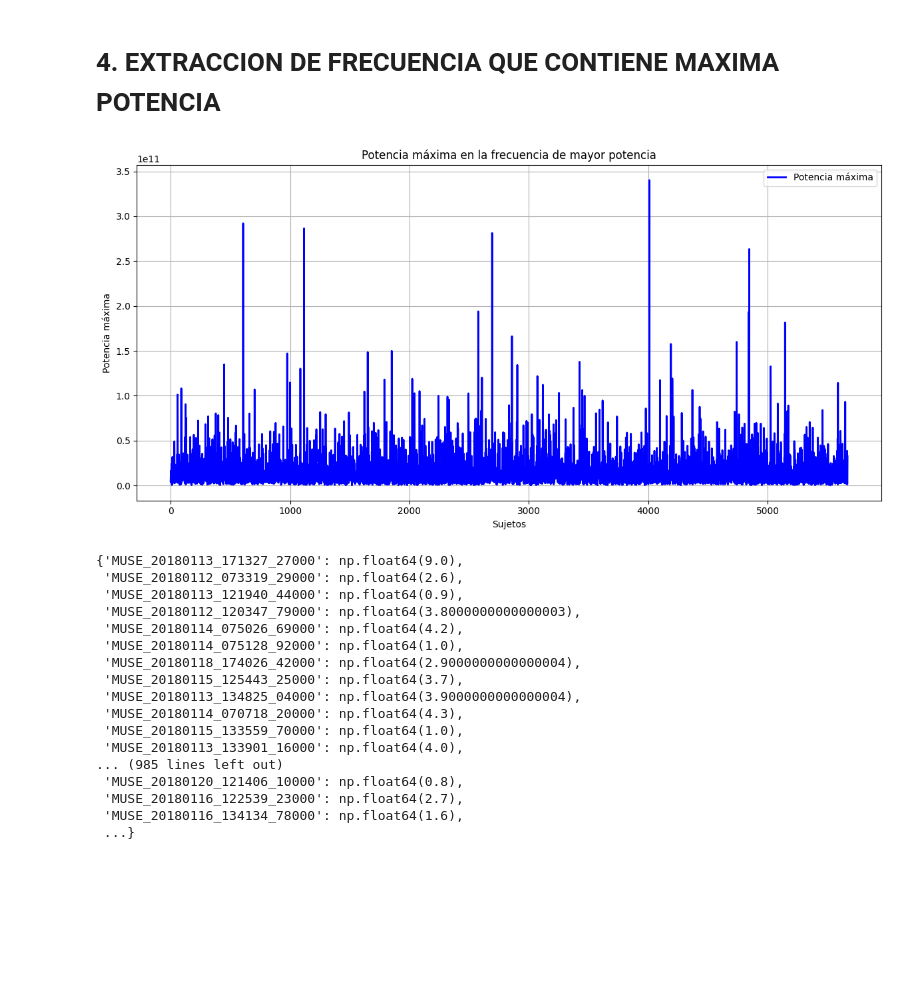
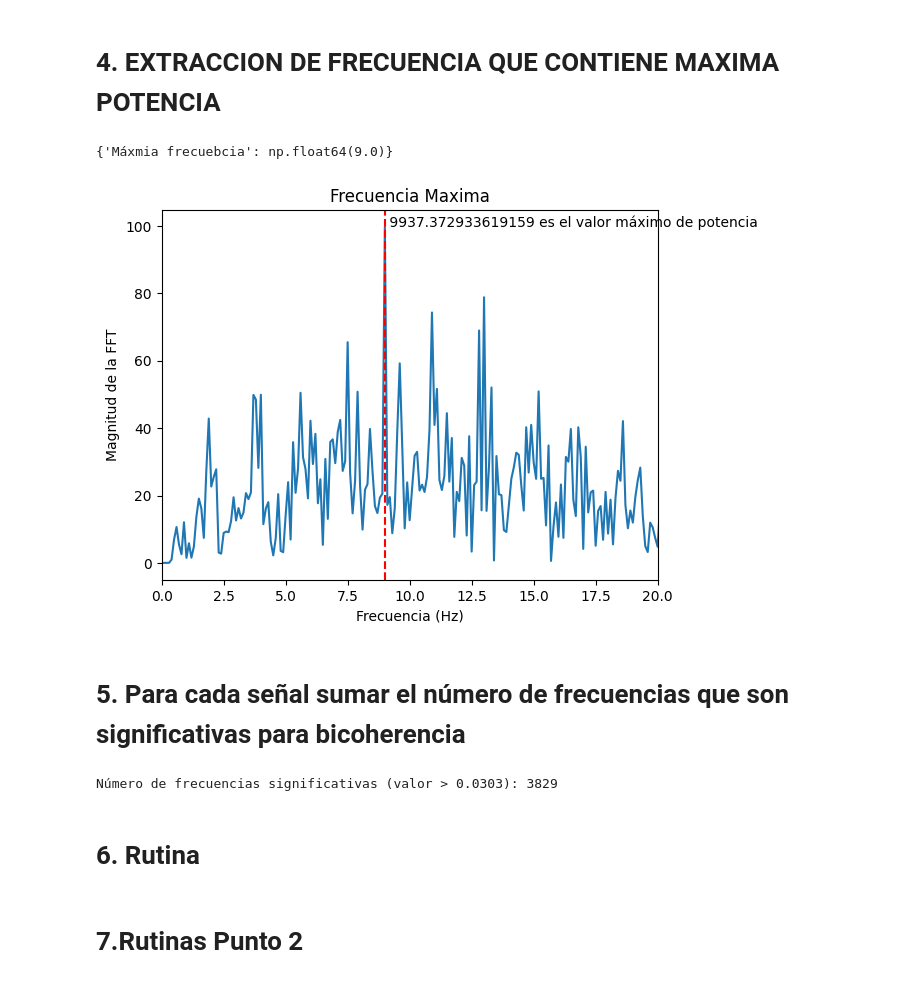
Before and after one commit to juandayo001/Biose-ales_20242, a Jupyter notebook: proyecto2biosenales.ipynb, the cells around one changed output. Drawn from its saved outputs; the diff is of its cells as text; code cells hidden in the pictures; blank space fills up the shorter version.

```diff
--- a/proyecto2biosenales.ipynb
+++ b/proyecto2biosenales.ipynb
@@ -292,21 +241,45 @@ def extract_max_power_frequency(ecg_data_dict, fs=500):
-# %%
-extract_max_power_frequency(ecg_detrended_dict )
-# %% [output]
-[figure, removed]
-{'MUSE_20180113_171327_27000': np.float64(9.0),
- 'MUSE_20180112_073319_29000': np.float64(2.6),
- 'MUSE_20180113_121940_44000': np.float64(0.9),
- 'MUSE_20180112_120347_79000': np.float64(3.8000000000000003),
- 'MUSE_20180114_075026_69000': np.float64(4.2),
- 'MUSE_20180114_075128_92000': np.float64(1.0),
- 'MUSE_20180118_174026_42000': np.float64(2.9000000000000004),
- 'MUSE_20180115_125443_25000': np.float64(3.7),
- 'MUSE_20180113_134825_04000': np.float64(3.9000000000000004),
- 'MUSE_20180114_070718_20000': np.float64(4.3),
- 'MUSE_20180115_133559_70000': np.float64(1.0),
- 'MUSE_20180113_133901_16000': np.float64(4.0),
-... (985 lines left out)
- 'MUSE_20180120_121406_10000': np.float64(0.8),
- 'MUSE_20180116_122539_23000': np.float64(2.7),
- 'MUSE_20180116_134134_78000': np.float64(1.6),
- ...}
+# %%
+def MAX_Pot(signal, grafico: bool = True):
+    FT = np.fft.fft(signal)
+    FT = np.abs(FT[:len(FT)//2])
+    freqs = np.fft.fftfreq(len(signal), 1/500)
+    freqs = freqs[:len(freqs)//2]
+    power = np.abs(FT)**2
+    maxV = np.argmax(power)
+    maxFf = round(freqs[maxV], 5)
+    max = power[maxV]
+    maxF = FT[maxV]
+    if grafico:
+        plt.figure()
+        plt.plot(freqs, FT)
+        plt.xlim([0,20])
+        plt.axvline(maxFf, color = 'r', linestyle = '--', label = 'Maxima Freq')
+        plt.text(maxFf, maxF, f' {power[maxV]} es el valor máximo de potencia')
+        plt.title('Frecuencia Maxima')
+        plt.xlabel('Frecuencia (Hz)')
+        plt.ylabel('Magnitud de la FFT')
+    return {'Máxmia frecuebcia' : maxFf}
+
+señal_ejemplo = detrend(compression(detrend(x,15),np.min(xn),np.max(xn)),15) #Con grado 20 sale un warnong que dice que polyfit en ese grado está condicionado pobremente. Por ello disminuimos el grado a 15
+MAX_Pot(señal_ejemplo)
+# %% [output]
+{'Máxmia frecuebcia': np.float64(9.0)}
+[figure, added]
+# %% [markdown]
+# 5. Para cada señal sumar el número de frecuencias que son significativas para bicoherencia
+# %%
+import numpy as np
+
+num_muestras = len(signal)  # Reemplaza 'signal' con tu variable de señal correspondiente
+
+# Calcular el umbral
+threshold = np.sqrt(9.2 / (2 * num_muestras))
+
+# Contar frecuencias significativas
+significant_freqs = np.sum(bicoh > threshold)
+
+print(f"Número de frecuencias significativas (valor > {threshold:.4f}): {significant_freqs}")
+# %% [output]
+Número de frecuencias significativas (valor > 0.0303): 3829
+# %% [markdown]
+# 6. Rutina
@@ -312,0 +297,2 @@ extract_max_power_frequency(ecg_detrended_dict )
+# %% [markdown]
+# 7.Rutinas Punto 2
```
Also changed, not shown: parts of 9 cells of this notebook.
